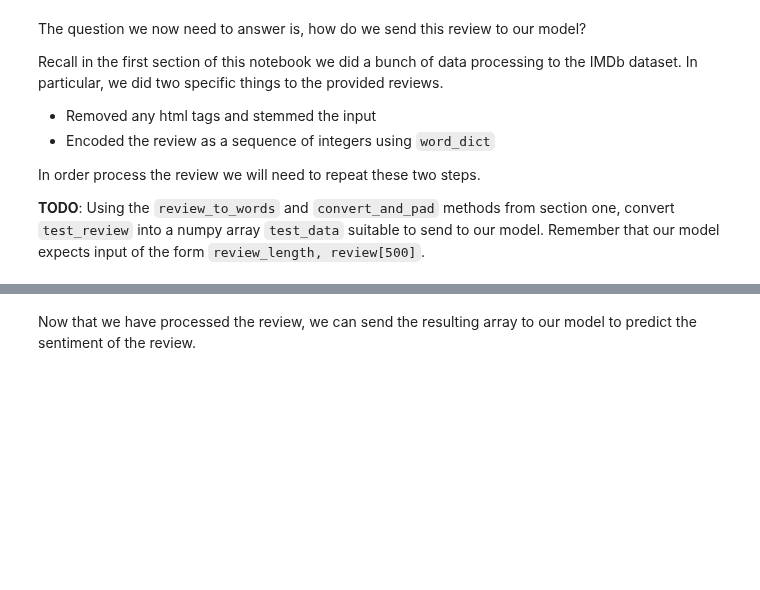
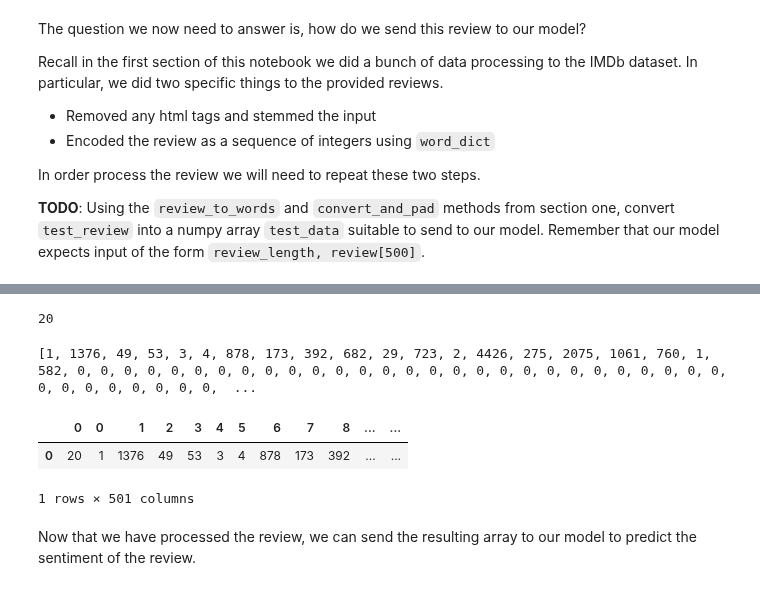
Before and after one commit to Foluwa/DLND, a Jupyter notebook: P7-Deploying-Sentiment-Analysis-Model/SageMaker Project.ipynb, the cells around one changed output, grey strips where cells are left out. Saved outputs shown, nothing was run; the diff lists cells and outputs as text; code cells hidden in the pictures; blank space fills up the shorter version.

```diff
--- a/P7-Deploying-Sentiment-Analysis-Model/SageMaker Project.ipynb
+++ b/P7-Deploying-Sentiment-Analysis-Model/SageMaker Project.ipynb
@@ -639,5 +696,9 @@ In order process the review we will need to repeat these two steps.
 
 **TODO**: Using the `review_to_words` and `convert_and_pad` methods from section one, convert `test_review` into a numpy array `test_data` suitable to send to our model. Remember that our model expects input of the form `review_length, review[500]`.
 # %%
-# TODO: Convert test_review into a form usable by the model and save the results in test_data
-test_data = None
+# TODO: Convert test_review into a form usable by the
+#       model and save the results in test_data
+sentence = review_to_words(test_review)
+converted, converted_len = convert_and_pad(word_dict, sentence, pad=500)
+test_data = pd.concat([pd.DataFrame([converted_len]), pd.DataFrame([converted])],
+                      axis=1)
@@ -644,3 +728,17 @@ test_data = None
+# %%
+converted_len
+# %% [output]
+20
+# %%
+print(converted)
+# %% [output]
+[1, 1376, 49, 53, 3, 4, 878, 173, 392, 682, 29, 723, 2, 4426, 275, 2075, 1061, 760, 1, 582, 0, 0, 0, 0, 0, 0, 0, 0, 0, 0, 0, 0, 0, 0, 0, 0, 0, 0, 0, 0, 0, 0, 0, 0, 0, 0, 0, 0, 0, 0, 0, 0, 0, 0, 0, 0,  ...
+# %%
+test_data
+# %% [output]
+|  | 0 | 0 | 1 | 2 | 3 | 4 | 5 | 6 | 7 | 8 | ... | ... |
+| 0 | 20 | 1 | 1376 | 49 | 53 | 3 | 4 | 878 | 173 | 392 | ... | ... |
+1 rows × 501 columns
 # %% [markdown]
 Now that we have processed the review, we can send the resulting array to our model to predict the sentiment of the review.
 # %%
```
Also changed, not shown: parts of 22 cells of this notebook, 2 other files.
